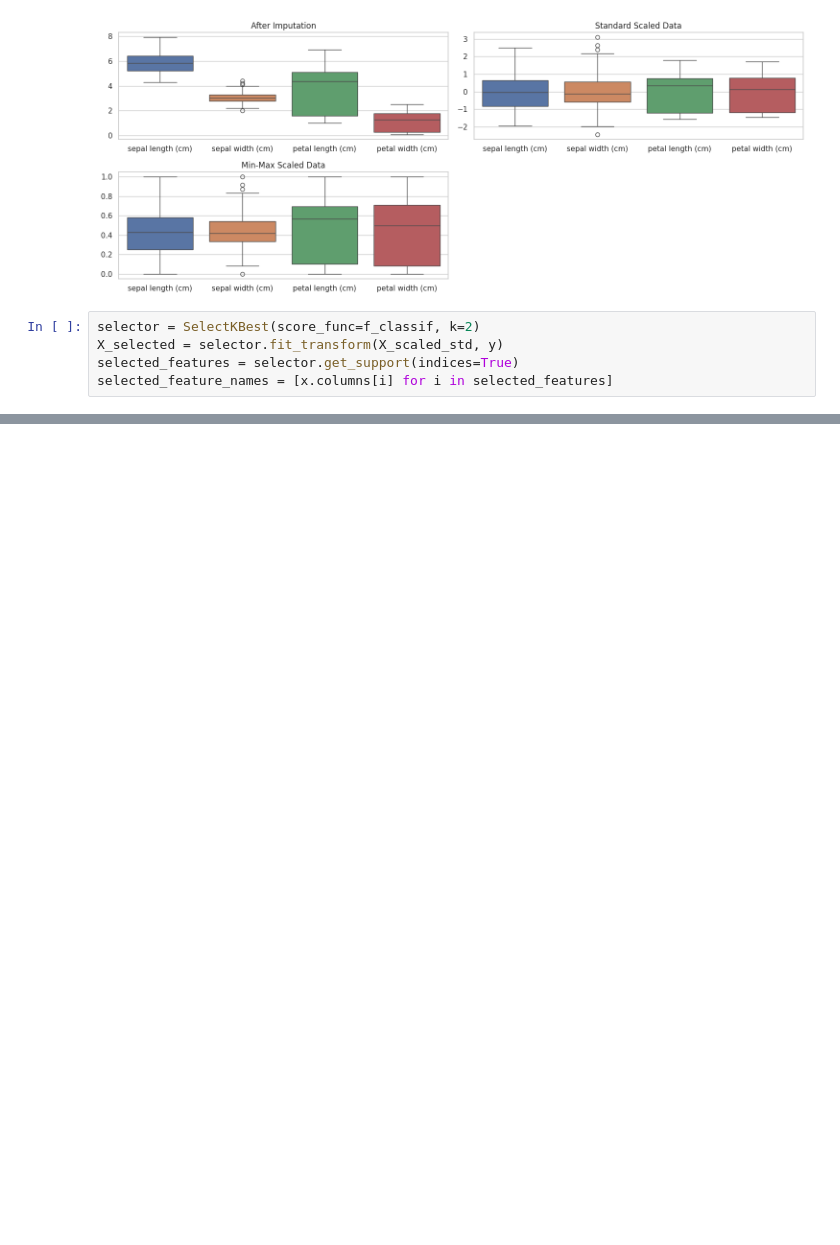
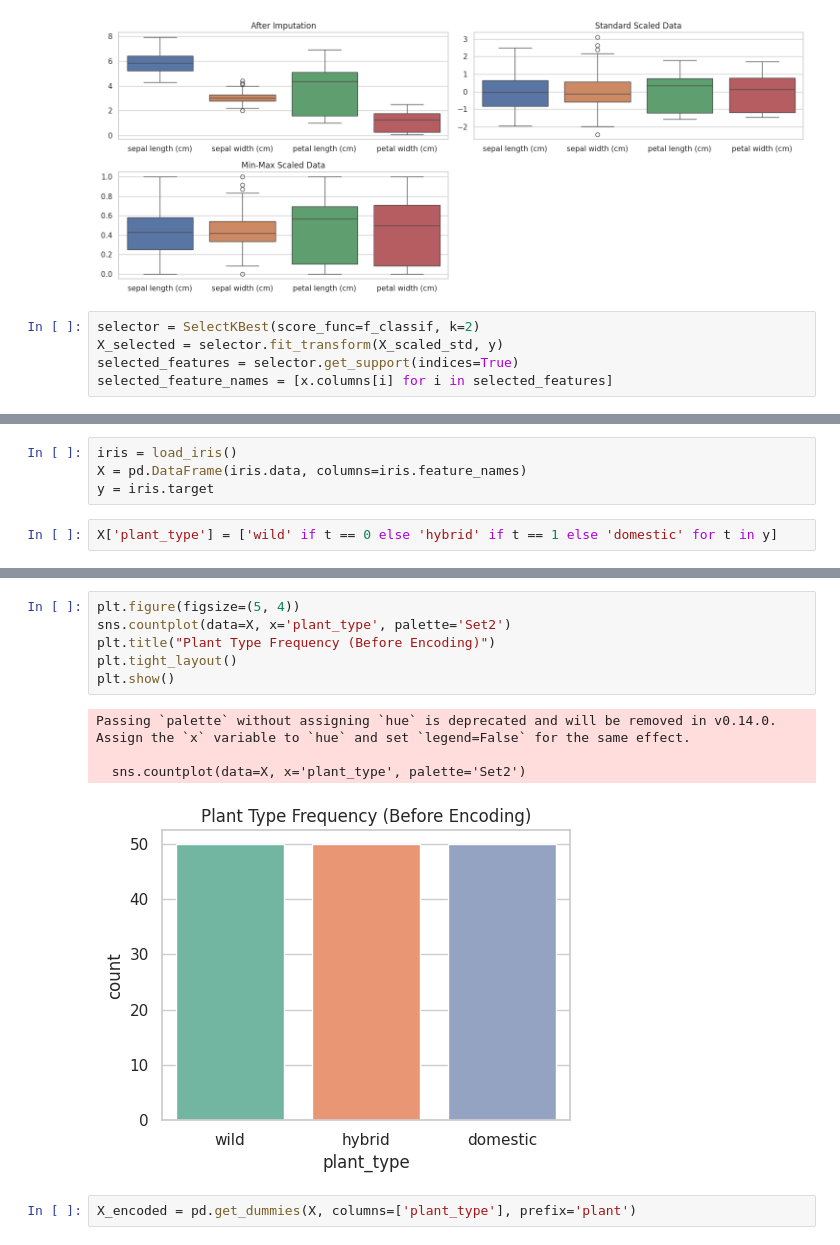
Before and after one commit to ArpitAwasthi2411/Machine-Learning, a Jupyter notebook: MachineLearningLab.ipynb, the cells around one changed output, grey strips where cells are left out. Saved outputs shown, nothing was run; the diff lists cells and outputs as text; blank space fills up the shorter version.

```diff
--- a/MachineLearningLab.ipynb
+++ b/MachineLearningLab.ipynb
@@ -155,0 +182,6 @@ selected_feature_names = [x.columns[i] for i in selected_features]
+# %%
+iris = load_iris()
+X = pd.DataFrame(iris.data, columns=iris.feature_names)
+y = iris.target
+# %%
+X['plant_type'] = ['wild' if t == 0 else 'hybrid' if t == 1 else 'domestic' for t in y]
@@ -155,0 +198,13 @@ selected_feature_names = [x.columns[i] for i in selected_features]
+# %%
+plt.figure(figsize=(5, 4))
+sns.countplot(data=X, x='plant_type', palette='Set2')
+plt.title("Plant Type Frequency (Before Encoding)")
+plt.tight_layout()
+plt.show()
+# %% [output]
+Passing `palette` without assigning `hue` is deprecated and will be removed in v0.14.0. Assign the `x` variable to `hue` and set `legend=False` for the same effect.
+
+  sns.countplot(data=X, x='plant_type', palette='Set2')
+[figure, added]
+# %%
+X_encoded = pd.get_dummies(X, columns=['plant_type'], prefix='plant')
```
Also changed, not shown: parts of 40 cells of this notebook.
